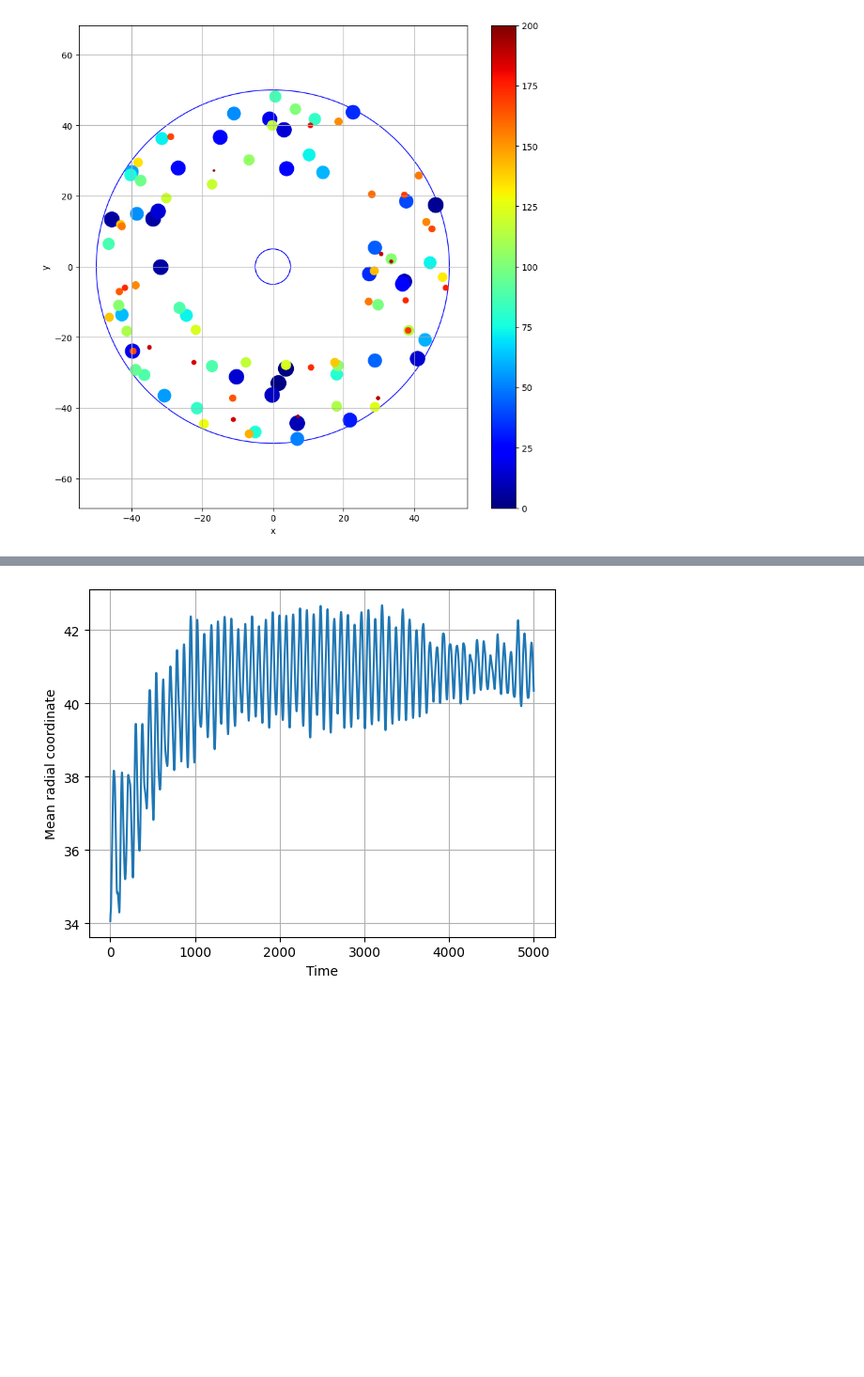
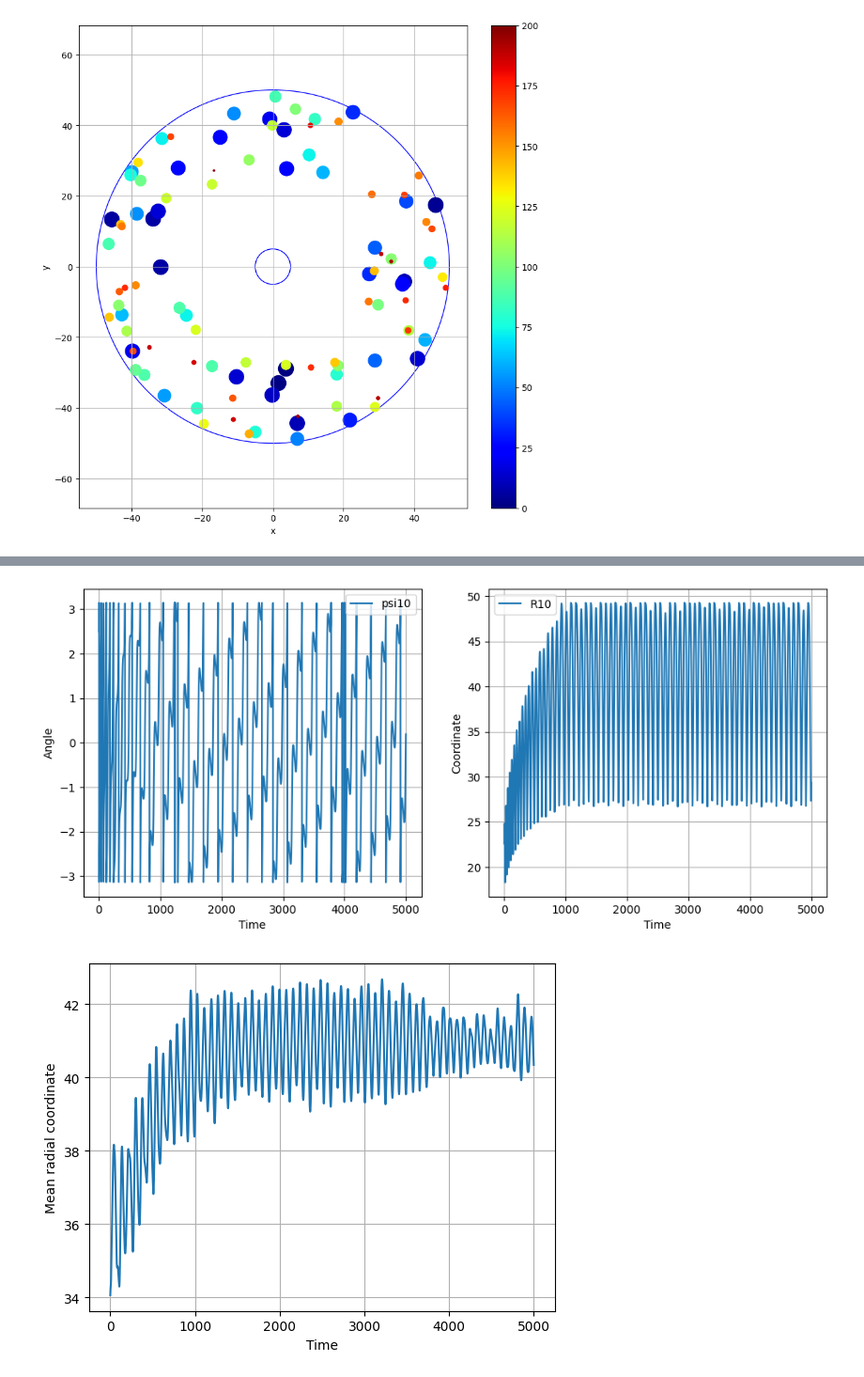
Before and after one commit to dzinty/microswimmers, a Jupyter notebook: many_swimmers_euler.ipynb, the cells around one changed output, grey strips where cells are left out. Shown at 94% size. Drawn from its saved outputs; the diff is of its cells as text; code cells hidden in the pictures; blank space fills up the shorter version.

Commit message:
angle/time stats

```diff
--- a/many_swimmers_euler.ipynb
+++ b/many_swimmers_euler.ipynb
@@ -587,3 +594,27 @@ plot_trajectory(Rs_sol_noisy_tumb_5[10])
+# %%
+fig, axs = plt.subplots(1, 2, figsize = (12,5))
+
+
+i = 10
+psi = np.arctan2(Rs_sol_noisy_tumb_5[i][:, 1], Rs_sol_noisy_tumb_5[i][:, 0])
+phi = np.arctan2(ps_sol_noisy_tumb_5[i][:, 1], ps_sol_noisy_tumb_5[i][:, 0])
+r = np.linalg.norm(Rs_sol_noisy_tumb_5[i][:, :2], axis=1)
+
+axs[0].plot(t, psi, label=f'psi{i}')
+#axs[0].plot(t, phi, label=f'phi{i}')
+axs[0].set_xlabel('Time')
+axs[0].set_ylabel('Angle')
+axs[0].legend()
+axs[0].grid(True)
+
+axs[1].plot(t, r, label=f'R{i}')
+    #axs[1].plot(t, Rs_sol[i][:,2], label=f'z{i}')
+axs[1].set_xlabel('Time')
+axs[1].set_ylabel('Coordinate')
+axs[1].legend()
+axs[1].grid(True)
+# %% [output]
+[figure, added]
 # %%
 plot_R_mean(Rs_sol_noisy_tumb_5)
 # %% [output]
```
Also changed, not shown: parts of 5 cells of this notebook.
